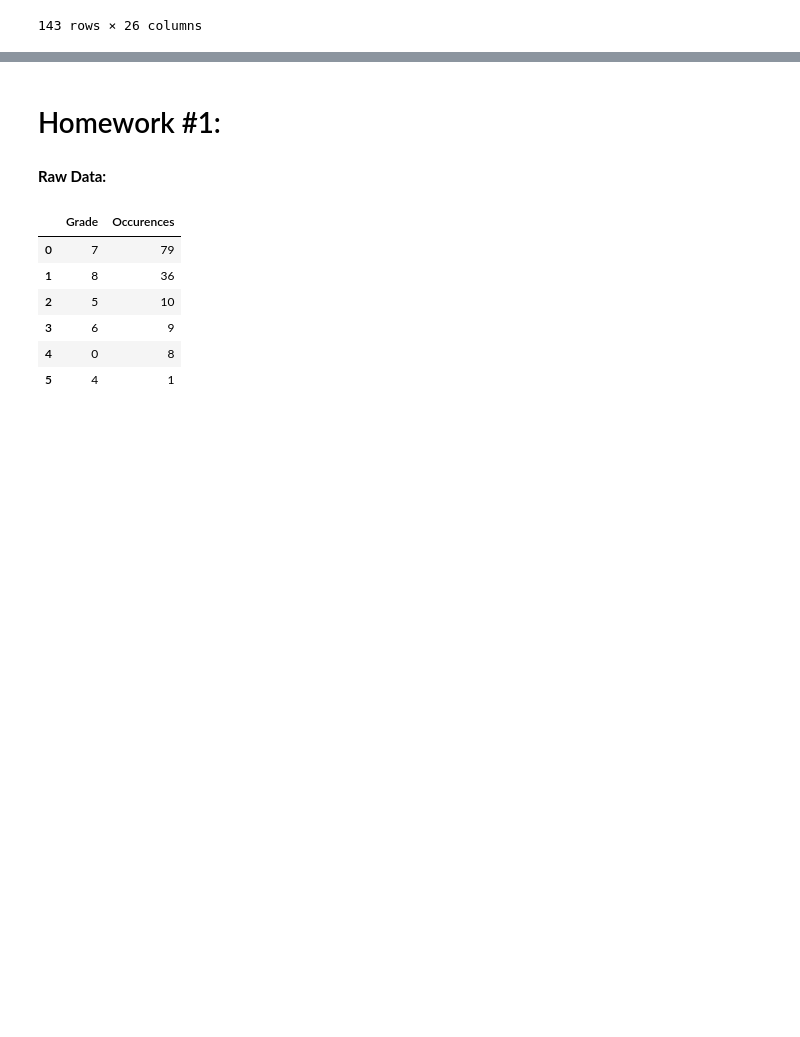
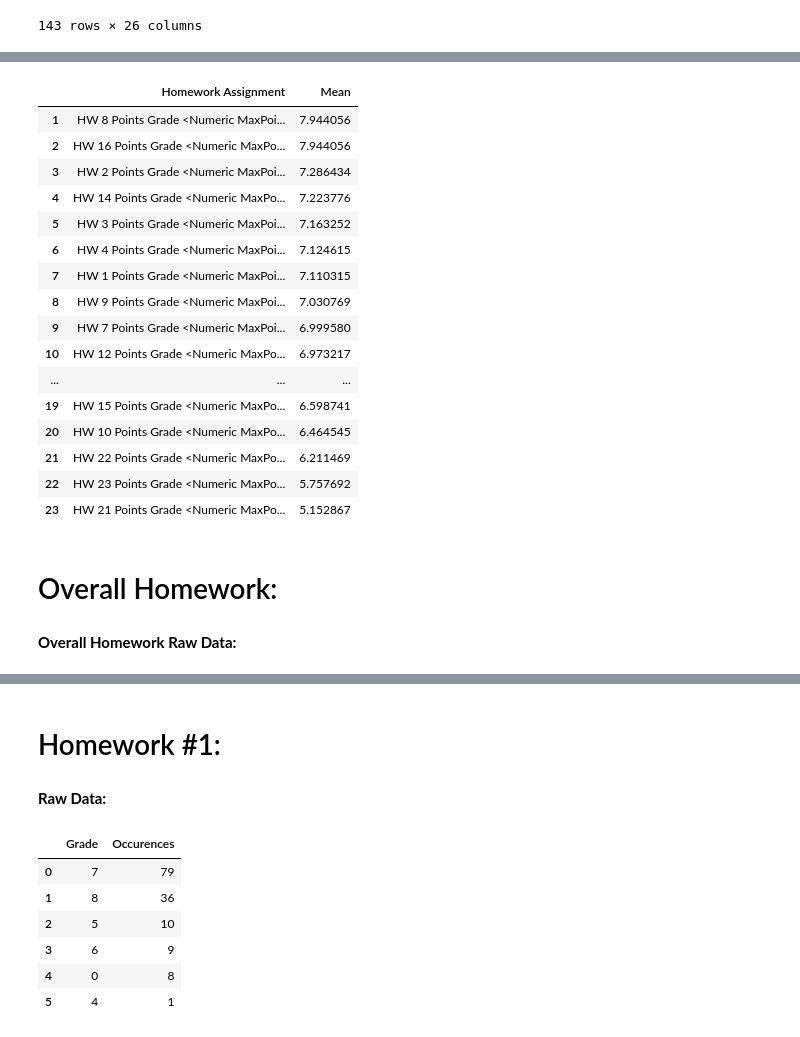
Before and after one commit to talamo13/Student-Success-Dashboard, a Jupyter notebook: F20_HW_Assignments.ipynb, the cells around one changed output, grey strips where cells are left out. Cells and saved outputs as stored; diff of their text form; code cells hidden in the pictures; blank space fills up the shorter version.

Commit message:
Added homework assignments mean values with bar chart

```diff
--- a/F20_HW_Assignments.ipynb
+++ b/F20_HW_Assignments.ipynb
@@ -36,0 +41,7 @@ df
+# %%
+homework_means = df.mean()
+homework_means = homework_means.sort_values(ascending=False)
+homework_means_df = pd.DataFrame({'Homework Assignment': homework_means.index, 'Mean': homework_means.values})
+homework_means_df = homework_means_df.drop(0)
+homework_means_fig = px.bar(homework_means_df, x='Homework Assignment', y='Mean', title='Homework Assignment Means')
+homework_means_fig.show()
@@ -36,0 +51,22 @@ df
+# %%
+homework_means_df
+# %% [output]
+|  | Homework Assignment | Mean |
+| 1 | HW 8 Points Grade <Numeric MaxPoi... | 7.944056 |
+| 2 | HW 16 Points Grade <Numeric MaxPo... | 7.944056 |
+| 3 | HW 2 Points Grade <Numeric MaxPoi... | 7.286434 |
+| 4 | HW 14 Points Grade <Numeric MaxPo... | 7.223776 |
+| 5 | HW 3 Points Grade <Numeric MaxPoi... | 7.163252 |
+| 6 | HW 4 Points Grade <Numeric MaxPoi... | 7.124615 |
+| 7 | HW 1 Points Grade <Numeric MaxPoi... | 7.110315 |
+| 8 | HW 9 Points Grade <Numeric MaxPoi... | 7.030769 |
+| 9 | HW 7 Points Grade <Numeric MaxPoi... | 6.999580 |
+| 10 | HW 12 Points Grade <Numeric MaxPo... | 6.973217 |
+| ... | ... | ... |
+| 19 | HW 15 Points Grade <Numeric MaxPo... | 6.598741 |
+| 20 | HW 10 Points Grade <Numeric MaxPo... | 6.464545 |
+| 21 | HW 22 Points Grade <Numeric MaxPo... | 6.211469 |
+| 22 | HW 23 Points Grade <Numeric MaxPo... | 5.757692 |
+| 23 | HW 21 Points Grade <Numeric MaxPo... | 5.152867 |
+# %% [markdown]
+# Overall Homework:
@@ -36,0 +107,2 @@ df
+# %% [markdown]
+**Overall Homework Raw Data:**
```
Also changed, not shown: parts of 14 cells of this notebook.
